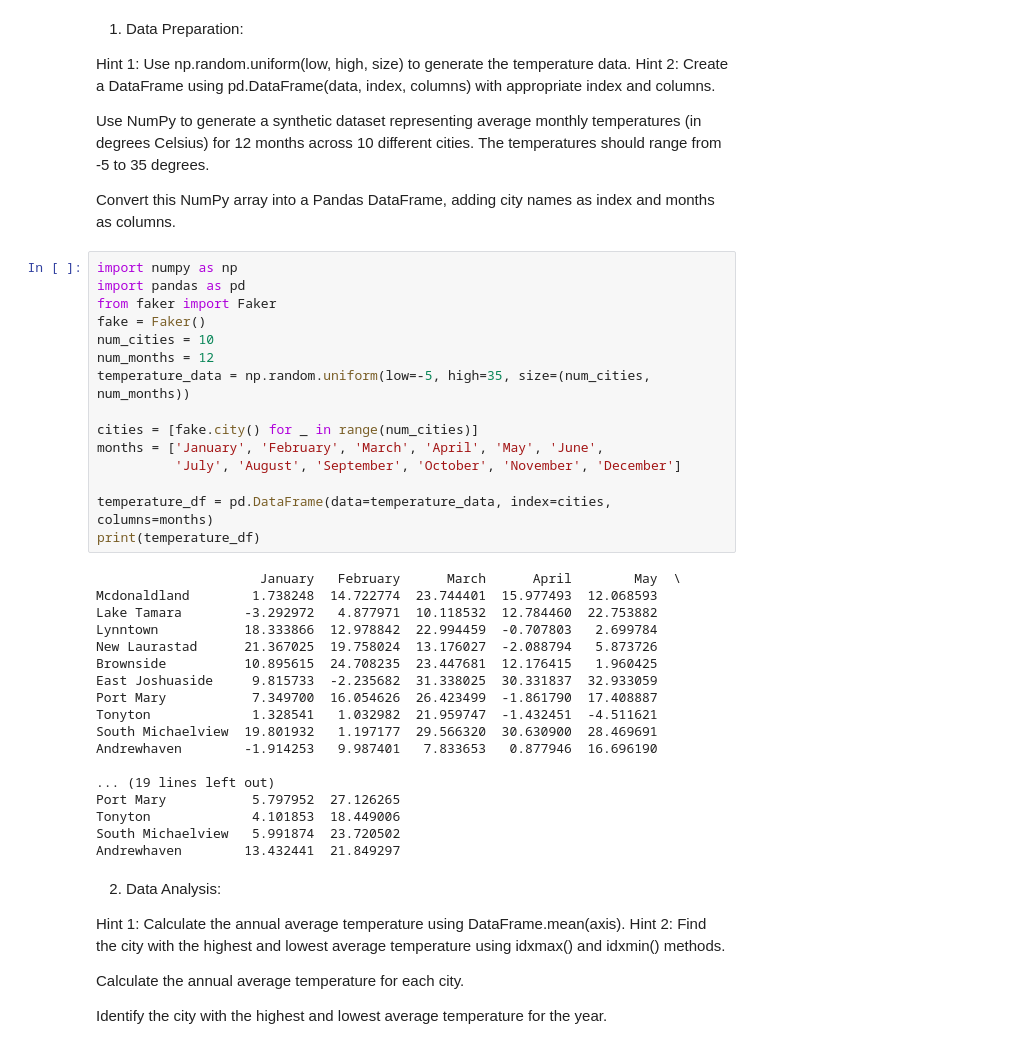
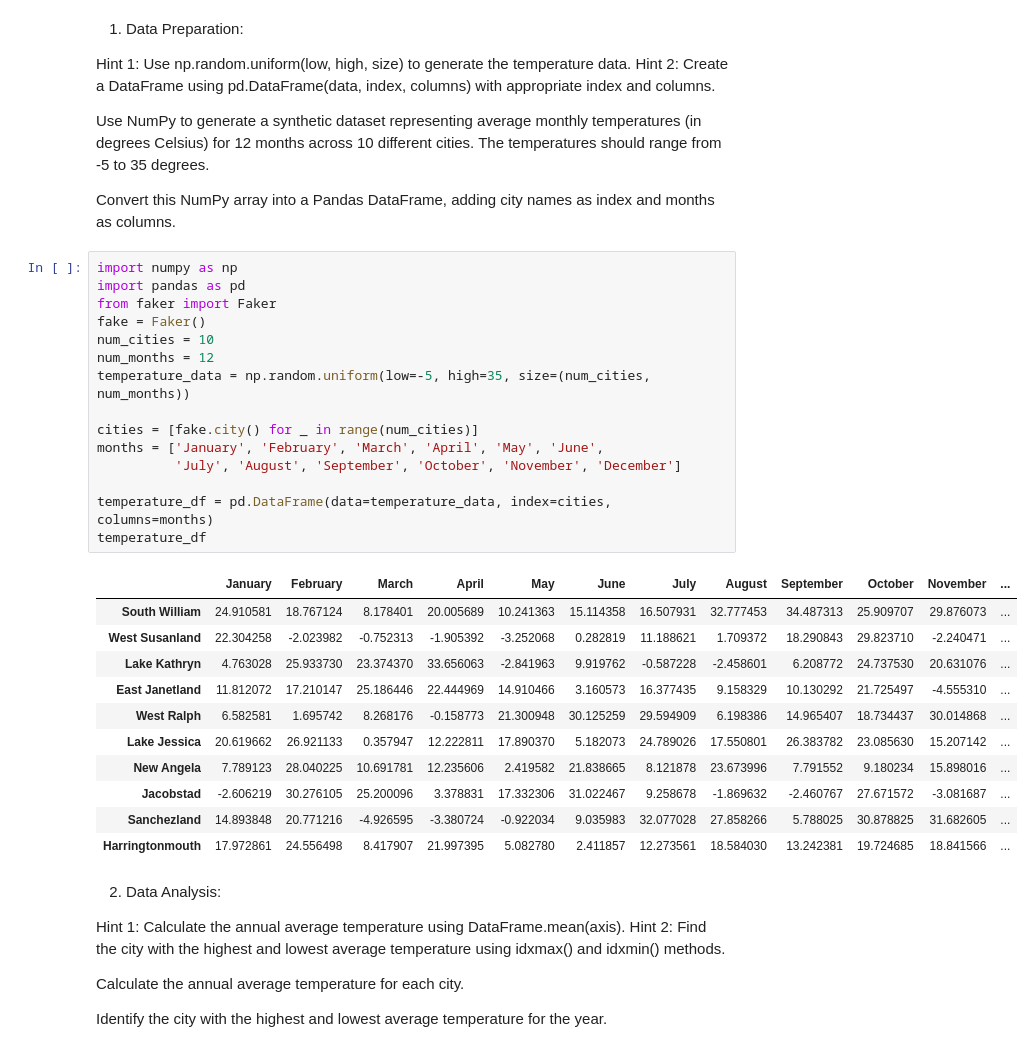
Before and after one commit to igelfgat/DI_Bootcamp, a Jupyter notebook: Week7/Day1/Daily_challenge/DC.ipynb, the cells around one changed output. Drawn from its saved outputs; the diff is of its cells as text.

```diff
--- a/Week7/Day1/Daily_challenge/DC.ipynb
+++ b/Week7/Day1/Daily_challenge/DC.ipynb
@@ -10,36 +10,30 @@ Convert this NumPy array into a Pandas DataFrame, adding city names as index and
 # %%
 import numpy as np
 import pandas as pd
 from faker import Faker
 fake = Faker()
 num_cities = 10
 num_months = 12
 temperature_data = np.random.uniform(low=-5, high=35, size=(num_cities, num_months))
 
 cities = [fake.city() for _ in range(num_cities)]
 months = ['January', 'February', 'March', 'April', 'May', 'June',
           'July', 'August', 'September', 'October', 'November', 'December']
 
 temperature_df = pd.DataFrame(data=temperature_data, index=cities, columns=months)
-print(temperature_df)
+temperature_df
 # %% [output]
-                     January   February      March      April        May  \
-Mcdonaldland        1.738248  14.722774  23.744401  15.977493  12.068593
-Lake Tamara        -3.292972   4.877971  10.118532  12.784460  22.753882
-Lynntown           18.333866  12.978842  22.994459  -0.707803   2.699784
-New Laurastad      21.367025  19.758024  13.176027  -2.088794   5.873726
-Brownside          10.895615  24.708235  23.447681  12.176415   1.960425
-East Joshuaside     9.815733  -2.235682  31.338025  30.331837  32.933059
-Port Mary           7.349700  16.054626  26.423499  -1.861790  17.408887
-Tonyton             1.328541   1.032982  21.959747  -1.432451  -4.511621
-South Michaelview  19.801932   1.197177  29.566320  30.630900  28.469691
-Andrewhaven        -1.914253   9.987401   7.833653   0.877946  16.696190
-
-... (19 lines left out)
-Port Mary           5.797952  27.126265
-Tonyton             4.101853  18.449006
-South Michaelview   5.991874  23.720502
-Andrewhaven        13.432441  21.849297
+|  | January | February | March | April | May | June | July | August | September | October | November | ... |
+| South William | 24.910581 | 18.767124 | 8.178401 | 20.005689 | 10.241363 | 15.114358 | 16.507931 | 32.777453 | 34.487313 | 25.909707 | 29.876073 | ... |
+| West Susanland | 22.304258 | -2.023982 | -0.752313 | -1.905392 | -3.252068 | 0.282819 | 11.188621 | 1.709372 | 18.290843 | 29.823710 | -2.240471 | ... |
+| Lake Kathryn | 4.763028 | 25.933730 | 23.374370 | 33.656063 | -2.841963 | 9.919762 | -0.587228 | -2.458601 | 6.208772 | 24.737530 | 20.631076 | ... |
+| East Janetland | 11.812072 | 17.210147 | 25.186446 | 22.444969 | 14.910466 | 3.160573 | 16.377435 | 9.158329 | 10.130292 | 21.725497 | -4.555310 | ... |
+| West Ralph | 6.582581 | 1.695742 | 8.268176 | -0.158773 | 21.300948 | 30.125259 | 29.594909 | 6.198386 | 14.965407 | 18.734437 | 30.014868 | ... |
+| Lake Jessica | 20.619662 | 26.921133 | 0.357947 | 12.222811 | 17.890370 | 5.182073 | 24.789026 | 17.550801 | 26.383782 | 23.085630 | 15.207142 | ... |
+| New Angela | 7.789123 | 28.040225 | 10.691781 | 12.235606 | 2.419582 | 21.838665 | 8.121878 | 23.673996 | 7.791552 | 9.180234 | 15.898016 | ... |
+| Jacobstad | -2.606219 | 30.276105 | 25.200096 | 3.378831 | 17.332306 | 31.022467 | 9.258678 | -1.869632 | -2.460767 | 27.671572 | -3.081687 | ... |
+| Sanchezland | 14.893848 | 20.771216 | -4.926595 | -3.380724 | -0.922034 | 9.035983 | 32.077028 | 27.858266 | 5.788025 | 30.878825 | 31.682605 | ... |
+| Harringtonmouth | 17.972861 | 24.556498 | 8.417907 | 21.997395 | 5.082780 | 2.411857 | 12.273561 | 18.584030 | 13.242381 | 19.724685 | 18.841566 | ... |
 # %% [markdown]
 2. Data Analysis:
 
```
Also changed, not shown: parts of 3 cells of this notebook, 3 other files.
